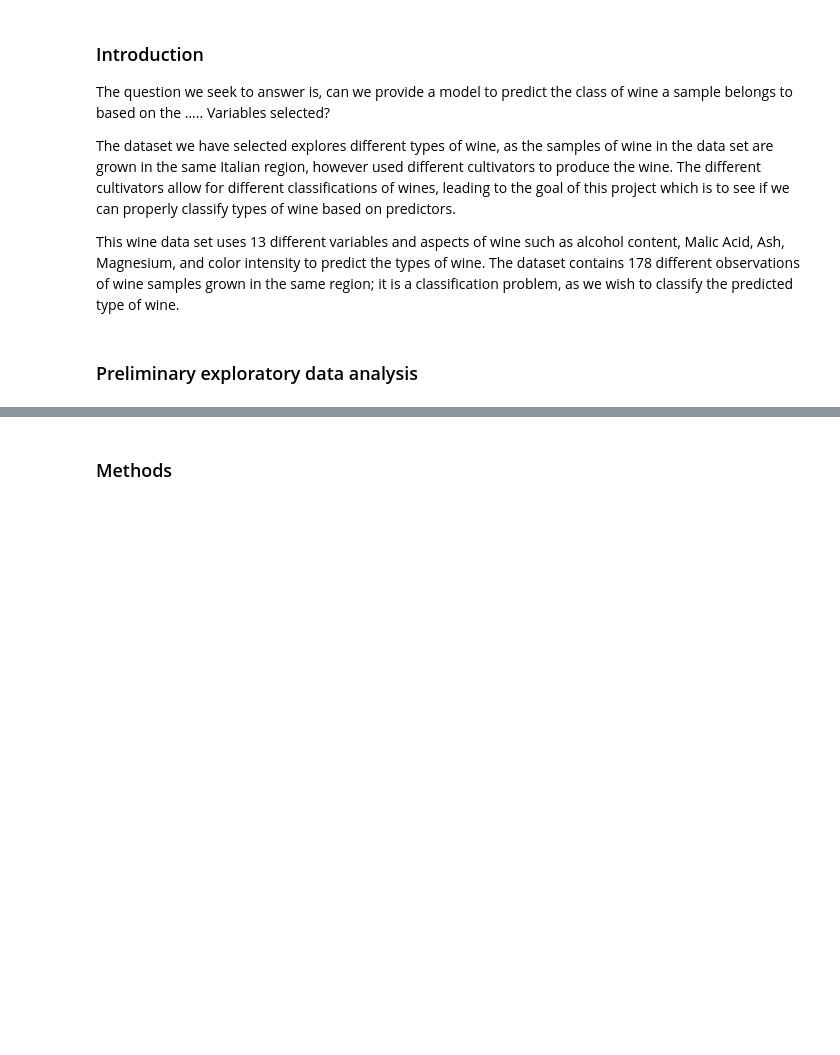
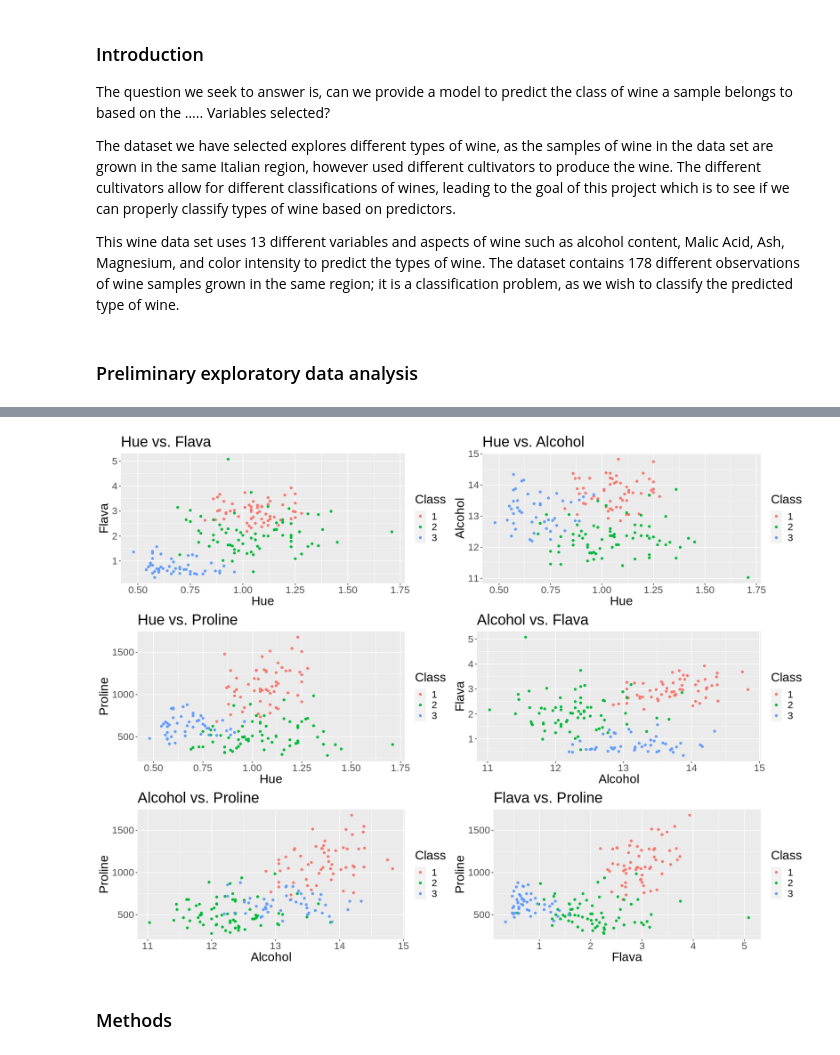
Before and after one commit to Herman-Liao/dsci100groupproject, a Jupyter notebook: Wine Classification.ipynb, the cells around one changed output, grey strips where cells are left out. Saved outputs shown, nothing was run; the diff lists cells and outputs as text; code cells hidden in the pictures; blank space fills up the shorter version.

Commit message:
Added Graphs
Compare the correlation with the chosen variables (flava and proline) with other combinations!

```diff
--- a/Wine Classification.ipynb
+++ b/Wine Classification.ipynb
@@ -68,3 +68,32 @@ A tibble: 6 × 14
+# %%
+plot_alcohol_flava <- ggplot(wine_data, aes(x = al, y = flava, color = class)) +
+                      geom_point(aes(color = class)) +
+                      labs(x = "Alcohol", y = "Flava", color = "Class") +
+                      ggtitle("Alcohol vs. Flava") +
+                      theme(text = element_text(size = 20))
+# %%
+plot_hue_proline <- ggplot(wine_data, aes(x = hue, y = proline, color = class)) +
+                    geom_point(aes(color = class)) +
+                    labs(x = "Hue", y = "Proline", color = "Class") +
+                    ggtitle("Hue vs. Proline") +
+                    theme(text = element_text(size = 20))
+# %%
+plot_alcohol_proline <- ggplot(wine_data, aes(x = al, y = proline, color = class)) +
+                        geom_point(aes(color = class)) +
+                        labs(x = "Alcohol", y = "Proline", color = "Class") +
+                        ggtitle("Alcohol vs. Proline") +
+                        theme(text = element_text(size = 20))
+# %%
+plot_hue_alcohol <- ggplot(wine_data, aes(x = hue, y = al, color = class)) +
+                    geom_point(aes(color = class)) +
+                    labs(x = "Hue", y = "Alcohol", color = "Class") +
+                    ggtitle("Hue vs. Alcohol") +
+                    theme(text = element_text(size = 20))
+# %%
+options(repr.plot.width = 16, repr.plot.height = 12)
+grid.arrange(plot_hue_flava, plot_hue_alcohol, plot_hue_proline, plot_alcohol_flava, plot_alcohol_proline, plot_flava_proline, nrow = 3)
+# %% [output]
+[figure, added]
 # %% [markdown]
 ### Methods
 # %% [markdown]
```
Also changed, not shown: parts of 6 cells of this notebook.
